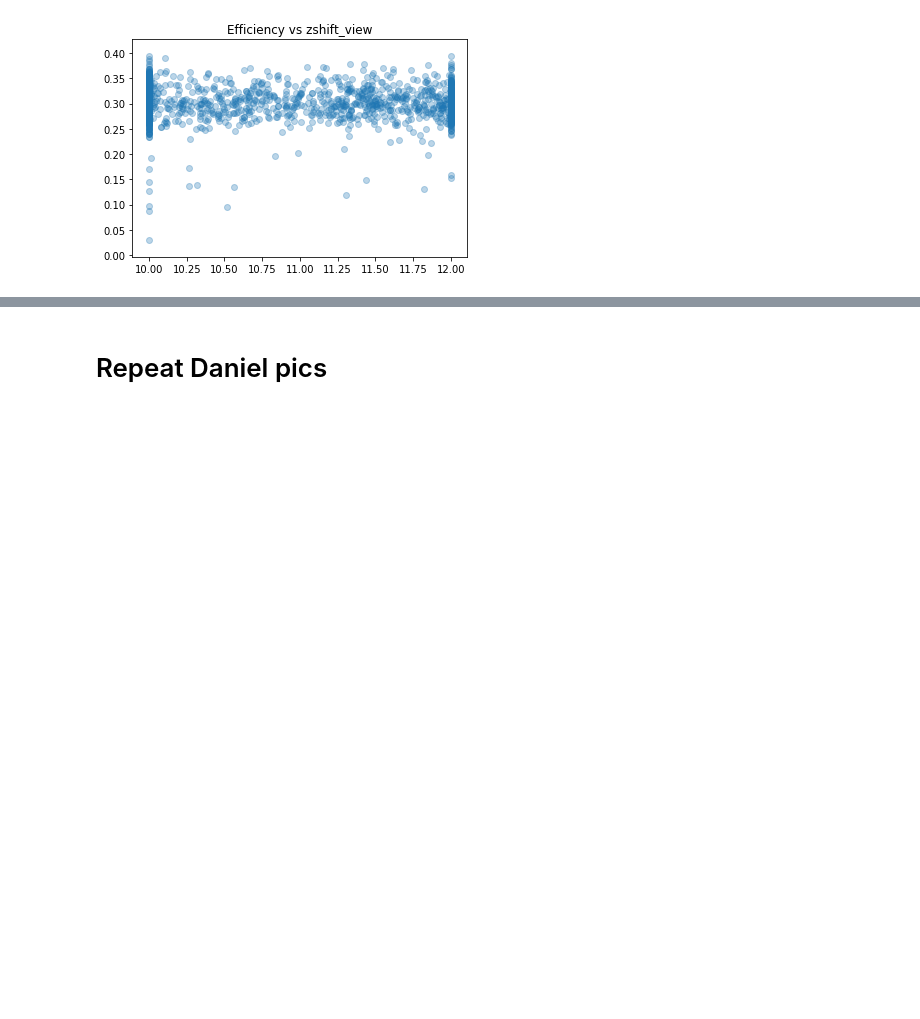
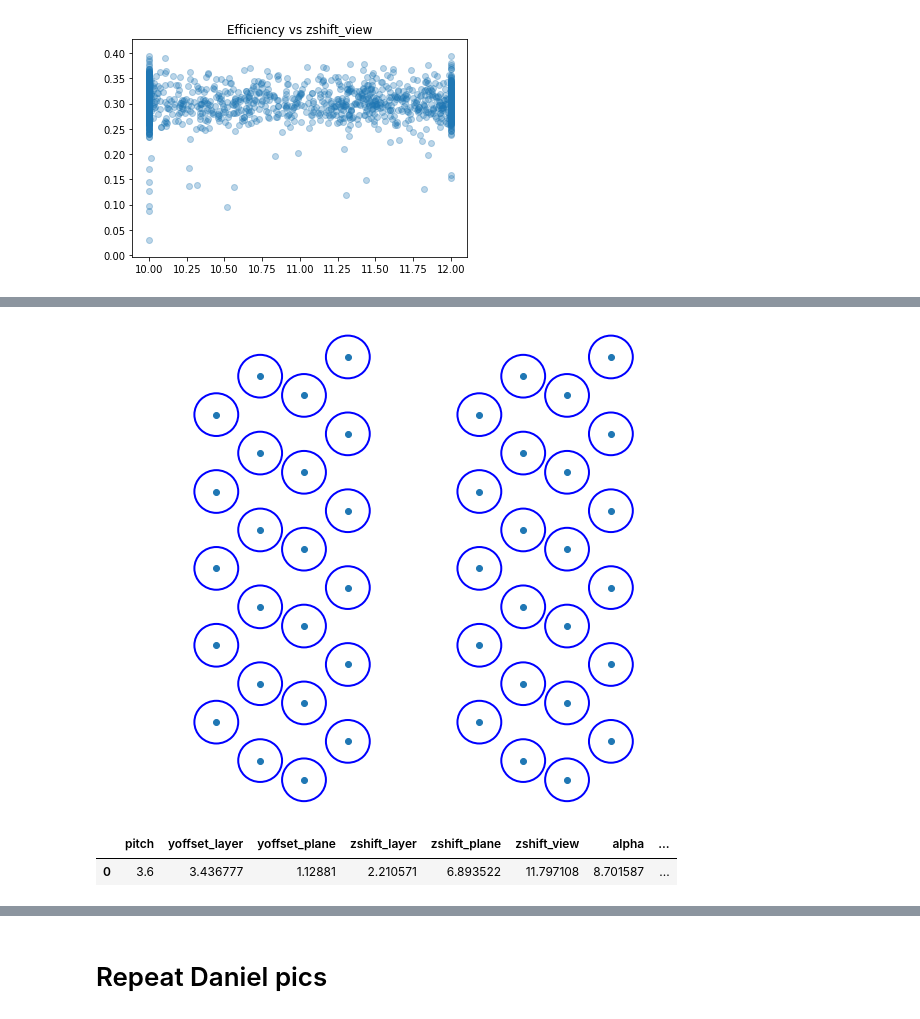
Before and after one commit to hushchyn-mikhail/ShipOpt2, a Jupyter notebook: PatternRecognitionOptimization/Analysis.ipynb, the cells around one changed output, grey strips where cells are left out. Drawn from its saved outputs; the diff is of its cells as text; code cells hidden in the pictures; blank space fills up the shorter version.

```diff
--- a/PatternRecognitionOptimization/Analysis.ipynb
+++ b/PatternRecognitionOptimization/Analysis.ipynb
@@ -146,0 +292,18 @@ plot_view([  3.6       ,   1.8       ,   3.2,   1.6       ,
+# %%
+[Z, Y] = Tracker(R=1.,
+                 pitch=3.6,
+                 y_offset_layer=1.8,
+                 y_offset_plane=0.9,
+                 z_shift_layer=2.0,
+                 z_shift_plane=4.0,
+                 z_shift_view=12.).create_geometry()
+
+geometry_display(Z, Y, R=1., y_min=-10, y_max=10)
+plt.savefig("pics/tubes_opt.pdf", format='pdf', bbox_inches='tight', transparent=False)
+# %% [output]
+[figure, added]
+# %%
+observations.head(1)
+# %% [output]
+|  | pitch | yoffset_layer | yoffset_plane | zshift_layer | zshift_plane | zshift_view | alpha | ... |
+| 0 | 3.6 | 3.436777 | 1.12881 | 2.210571 | 6.893522 | 11.797108 | 8.701587 | ... |
```
Also changed, not shown: parts of 23 cells of this notebook, 4 other files.
